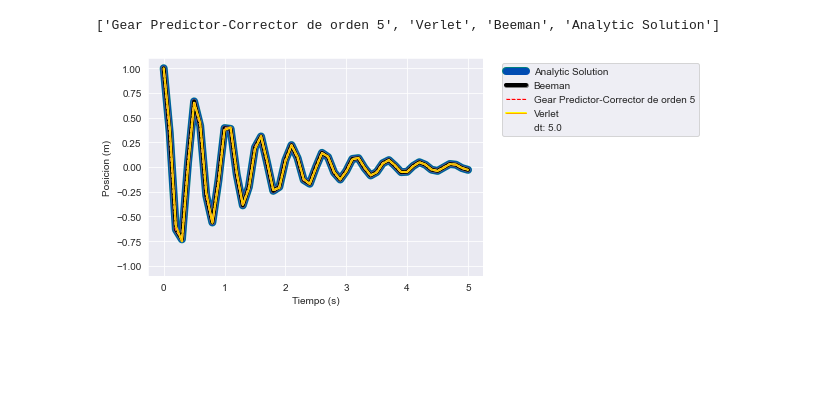
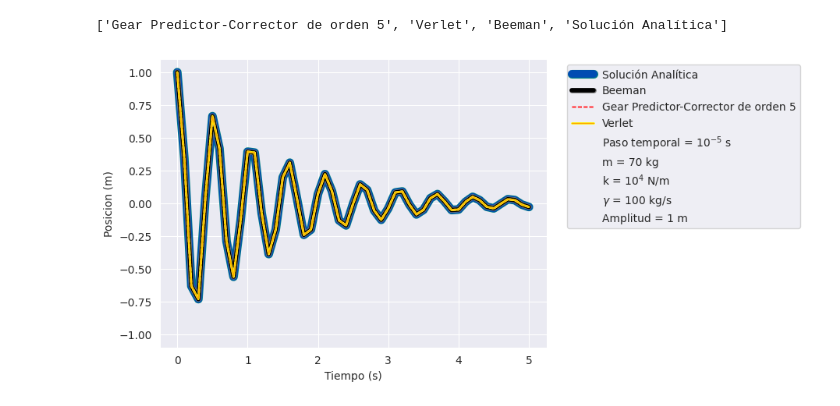
Before and after one commit to mricarte-i/2023Q2G01, a Jupyter notebook: TP4/plotters/oscillator.ipynb, the cells around one changed output. Drawn from its saved outputs; the diff is of its cells as text; code cells hidden in the pictures; blank space fills up the shorter version.

Commit message:
feat(plotters): add params to oscillator solutions

```diff
--- a/TP4/plotters/oscillator.ipynb
+++ b/TP4/plotters/oscillator.ipynb
@@ -15,7 +15,7 @@ labels = [
   "Gear Predictor-Corrector de orden 5",
   "Verlet",
   "Beeman",
-  "Analytic Solution"
+  "Solución Analítica"
 ]
 # %%
 #parse a file
@@ -54,33 +54,37 @@ plt.plot(r,t,label=labels[3], linewidth=7, alpha=0.4, color='blue', path_effects
 beeman = get_data(file_paths[2])
 r,t = zip(*beeman)
 plt.plot(r,t,label=labels[2], linewidth=4, color='black',
          path_effects=[pe.Stroke(linewidth=5, foreground='grey'), pe.Normal()])
 
 gear5 = get_data(file_paths[0])
 r,t = zip(*gear5)
 plt.plot(r, t, label=labels[0], linewidth=1, color='red', linestyle='dashed',path_effects=[pe.Stroke(linewidth=2, foreground='pink'), pe.Normal()])
 
 verlet = get_data(file_paths[1])
 r,t = zip(*verlet)
 plt.plot(r,t, label=labels[1], linewidth=1, color='orange',
          path_effects=[pe.Stroke(linewidth=2, foreground='yellow'), pe.Normal()])
 
 
 
 print(labels)
 
 
 
 #plt.plot(r, t, label=f'testing...')
 
 plt.ylim((-1.1, 1.1))
 
 plt.xlabel('Tiempo (s)')
 plt.ylabel('Posicion (m)')
-plt.plot([], [], '', label=f"dt: " + dt, alpha= 0)
+plt.plot([], [], '', label=("Paso temporal = $10^{-5}$ s"), alpha= 0)
+plt.plot([], [], '', label=("m = 70 kg"), alpha= 0)
+plt.plot([], [], '', label=("k = $10^4$ N/m"), alpha= 0)
+plt.plot([], [], '', label=("$\gamma$ = 100 kg/s"), alpha= 0)
+plt.plot([], [], '', label=("Amplitud = 1 m"), alpha= 0)
 plt.legend(bbox_to_anchor=(1.04, 1), loc="upper left")
 #plt.show()
 plt.savefig(save_to, bbox_inches='tight', dpi=1200)
 # %% [output]
-['Gear Predictor-Corrector de orden 5', 'Verlet', 'Beeman', 'Analytic Solution']
+['Gear Predictor-Corrector de orden 5', 'Verlet', 'Beeman', 'Solución Analítica']
-[figure, old version]
+[figure, new version]
```
Also changed, not shown: 1 other file.
